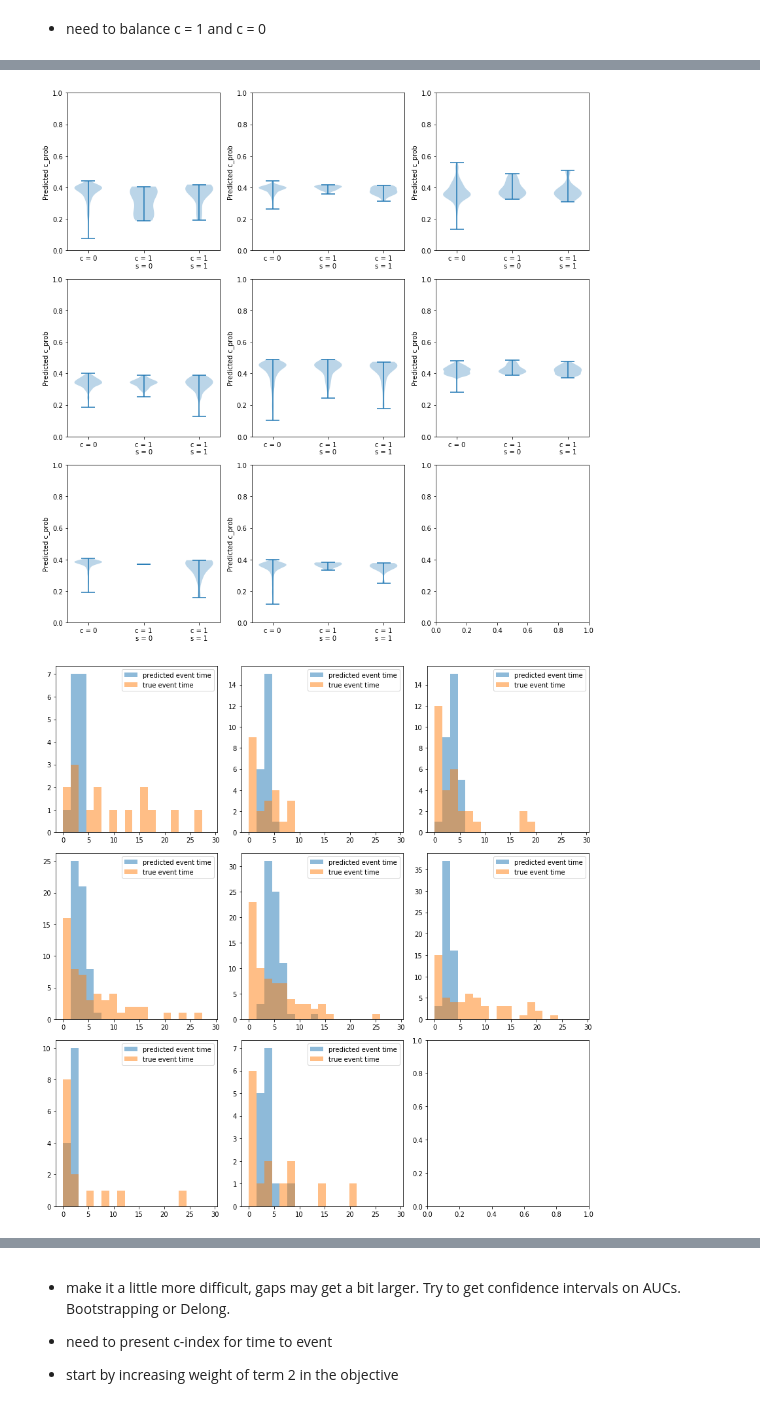
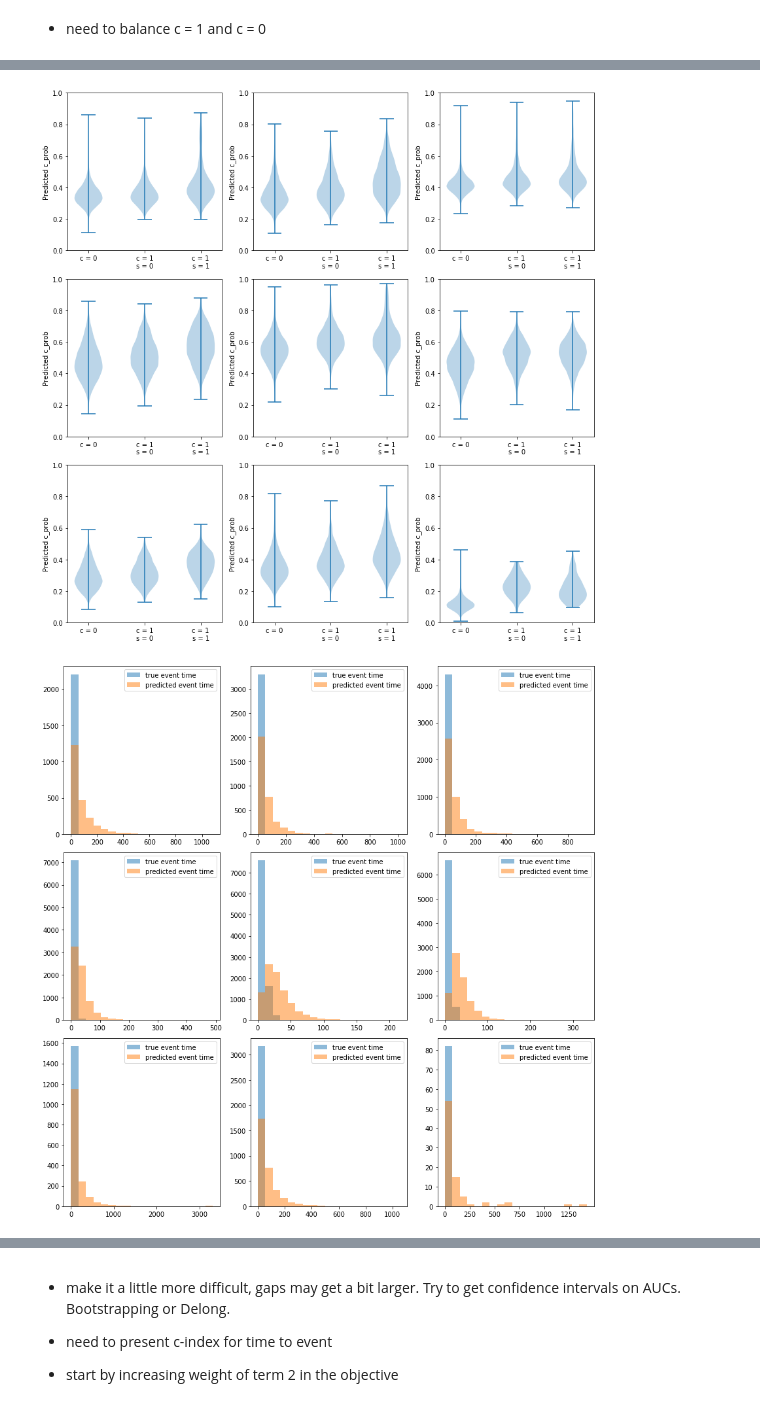
Before and after one commit to mengelhard/cft, a Jupyter notebook: notebooks/reddit.ipynb, the cells around one changed output, grey strips where cells are left out. Saved outputs shown, nothing was run; the diff lists cells and outputs as text; code cells hidden in the pictures.

Commit message:
trained on reddit

```diff
--- a/notebooks/reddit.ipynb
+++ b/notebooks/reddit.ipynb
@@ -14,7 +14,7 @@ from baselines import SurvivalModel, PosNegModel
 # get reddit files
 
 import glob
-filenames = glob.glob('../data/reddit_subset/*.pickle')
+filenames = glob.glob('/scratch/mme4/reddit/*.pickle')
 print('There are %i files (%i total users)' % (len(filenames), 400 * len(filenames)))
 
 train_filenames = filenames[:int(.6 * len(filenames))]
@@ -31,7 +31,7 @@ There are 5 files (2000 total users)
 tf.reset_default_graph()
 
 cft_mdl = CFTModelReddit(
-    embedding_layer_sizes=(10,),
+    embedding_layer_sizes=(300,),
     encoder_layer_sizes=(100,),
     decoder_layer_sizes=(100,),
     estimator='gs',
@@ -106,23 +114,24 @@ for i in range(9):
 plt.tight_layout()
 plt.show()
 # %% [output]
-[figure, old version]
+[figure, new version]
 # %%
 fig, ax = plt.subplots(3, 3, figsize=(12, 12))
 
 for i in range(9):
     if np.sum(c_val[:, i]) > 1:
-        bins = np.linspace(0, t_val[:, i].max(), 20)
-        ax[i // 3, i % 3].hist(np.mean(t_pred_cft, axis=1)[s_val[:, i] == 1, i],
-                               bins=bins, alpha=.5, label='predicted event time')
+        max_time = t_val[s_val[:, i] == 1, i].max() + np.median(t_pred_cft, axis=1)[s_val[:, i] == 1, i].max()
+        bins = np.linspace(0, max_time, 20)
         ax[i // 3, i % 3].hist(t_val[s_val[:, i] == 1, i],
                                bins=bins, alpha=.5, label='true event time')
+        ax[i // 3, i % 3].hist(np.median(t_pred_cft, axis=1)[s_val[:, i] == 1, i],
+                               bins=bins, alpha=.5, label='predicted event time')
         ax[i // 3, i % 3].legend()
 
 plt.tight_layout()
 plt.show()
 # %% [output]
-[figure, old version]
+[figure, new version]
 # %%
 # CFT performance in predicting c
 
```
Also changed, not shown: parts of 5 cells of this notebook.
